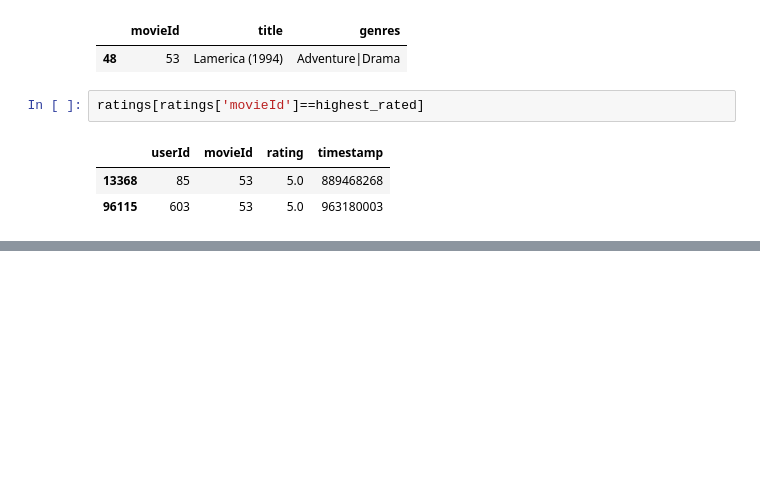
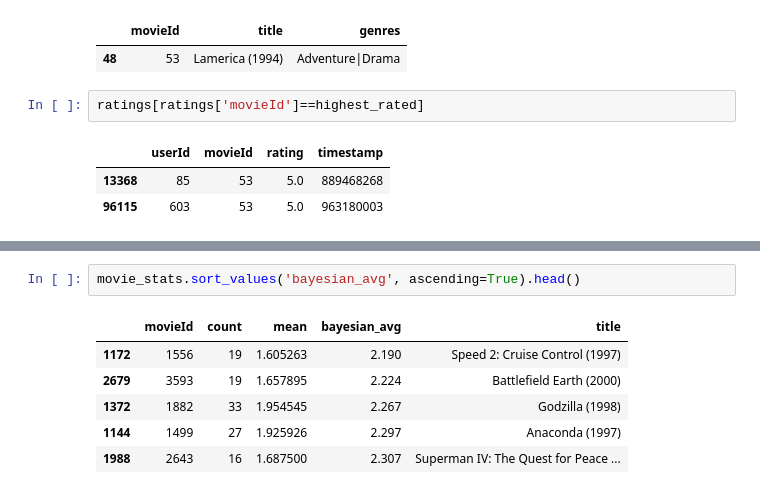
Before and after one commit to Digital-Physics/movie_recommender, a Jupyter notebook: recommender.ipynb, the cells around one changed output, grey strips where cells are left out. Drawn from its saved outputs; the diff is of its cells as text; blank space fills up the shorter version.

```diff
--- a/recommender.ipynb
+++ b/recommender.ipynb
@@ -86,0 +159,9 @@ Lamerica may be the "highest" rated movie, but it only has 2 ratings. A better a
+# %%
+movie_stats.sort_values('bayesian_avg', ascending=True).head()
+# %% [output]
+|  | movieId | count | mean | bayesian_avg | title |
+| 1172 | 1556 | 19 | 1.605263 | 2.190 | Speed 2: Cruise Control (1997) |
+| 2679 | 3593 | 19 | 1.657895 | 2.224 | Battlefield Earth (2000) |
+| 1372 | 1882 | 33 | 1.954545 | 2.267 | Godzilla (1998) |
+| 1144 | 1499 | 27 | 1.925926 | 2.297 | Anaconda (1997) |
+| 1988 | 2643 | 16 | 1.687500 | 2.307 | Superman IV: The Quest for Peace ... |
```
Also changed, not shown: parts of 17 cells of this notebook, 2 other files.
